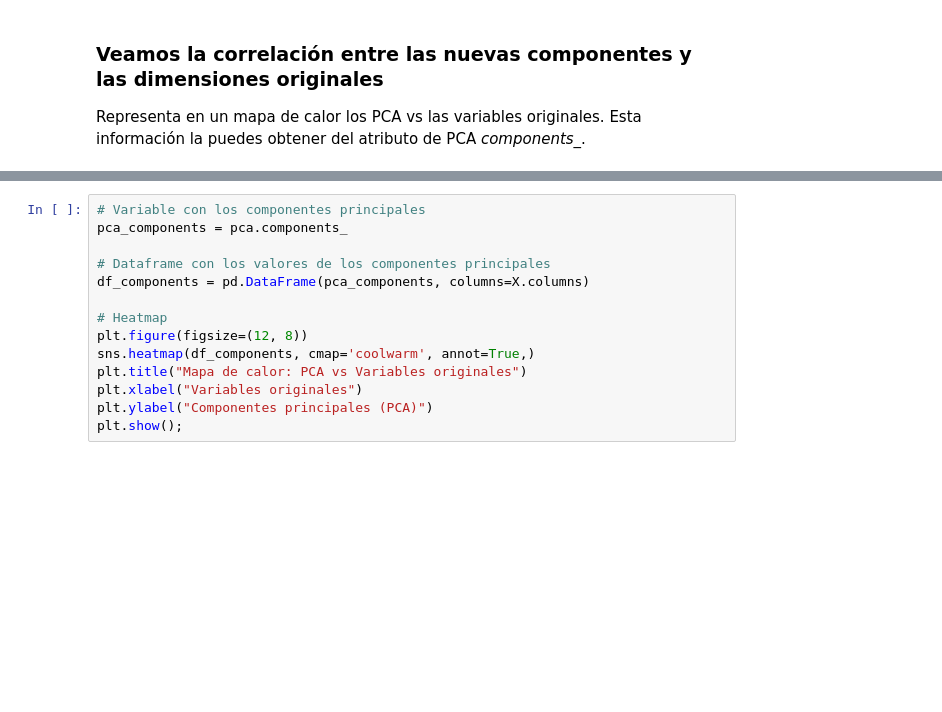
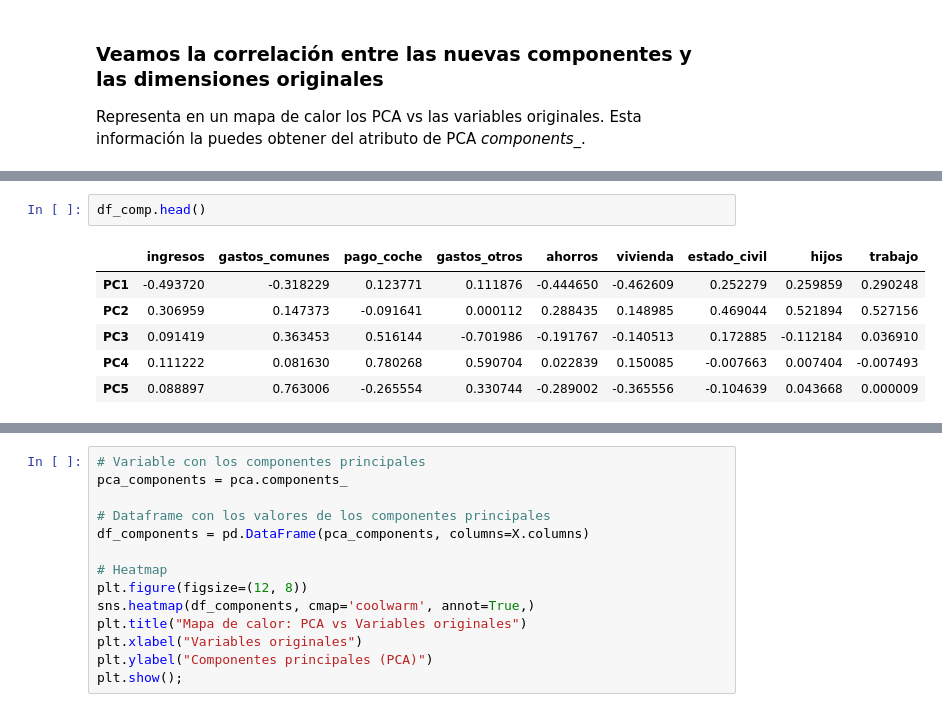
Before and after one commit to LidiaMiranda/Machine_Learning, a Jupyter notebook: 2-No_Supervisado/1-PCA/Practica/2_PCA Alquier Compra.ipynb, the cells around one changed output, grey strips where cells are left out. Saved outputs shown, nothing was run; the diff lists cells and outputs as text; blank space fills up the shorter version.

```diff
--- a/2-No_Supervisado/1-PCA/Practica/2_PCA Alquier Compra.ipynb
+++ b/2-No_Supervisado/1-PCA/Practica/2_PCA Alquier Compra.ipynb
@@ -217,0 +263,9 @@ Representa en un mapa de calor los PCA vs las variables originales. Esta informa
+# %%
+df_comp.head()
+# %% [output]
+|  | ingresos | gastos_comunes | pago_coche | gastos_otros | ahorros | vivienda | estado_civil | hijos | trabajo |
+| PC1 | -0.493720 | -0.318229 | 0.123771 | 0.111876 | -0.444650 | -0.462609 | 0.252279 | 0.259859 | 0.290248 |
+| PC2 | 0.306959 | 0.147373 | -0.091641 | 0.000112 | 0.288435 | 0.148985 | 0.469044 | 0.521894 | 0.527156 |
+| PC3 | 0.091419 | 0.363453 | 0.516144 | -0.701986 | -0.191767 | -0.140513 | 0.172885 | -0.112184 | 0.036910 |
+| PC4 | 0.111222 | 0.081630 | 0.780268 | 0.590704 | 0.022839 | 0.150085 | -0.007663 | 0.007404 | -0.007493 |
+| PC5 | 0.088897 | 0.763006 | -0.265554 | 0.330744 | -0.289002 | -0.365556 | -0.104639 | 0.043668 | 0.000009 |
```
Also changed, not shown: parts of 23 cells of this notebook.
